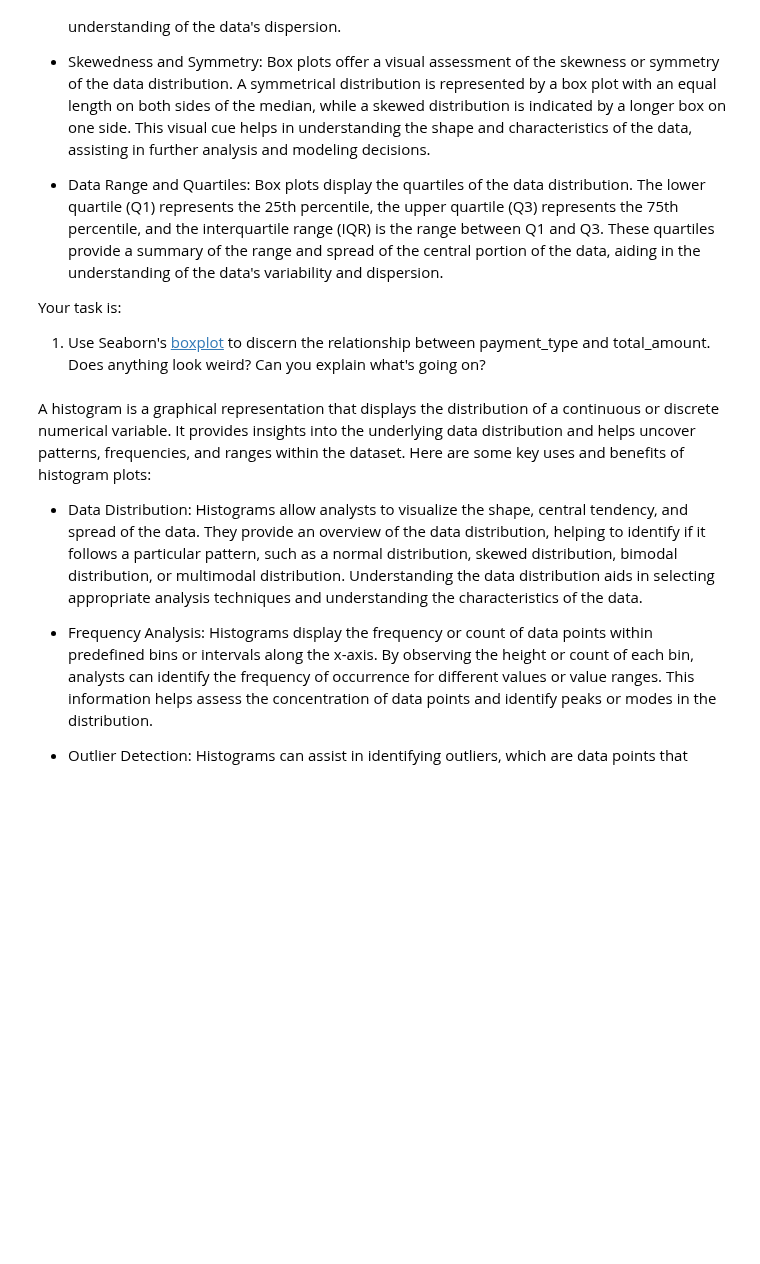
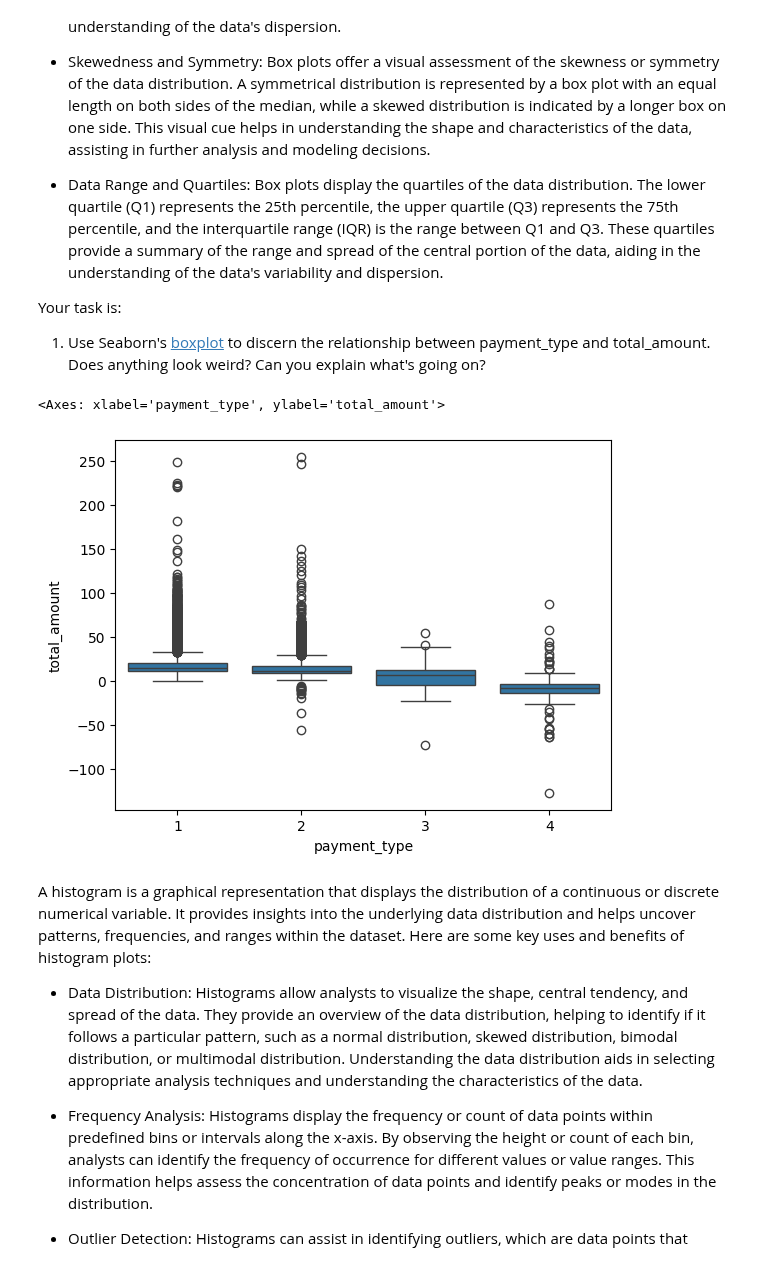
Before and after one commit to chrishalbert/guild-mle-projects, a Jupyter notebook: Student_MLE_MiniProject_EDA.ipynb, the cells around one changed output. Cells and saved outputs as stored; diff of their text form; code cells hidden in the pictures; blank space fills up the shorter version.

```diff
--- a/Student_MLE_MiniProject_EDA.ipynb
+++ b/Student_MLE_MiniProject_EDA.ipynb
@@ -241,3 +273,13 @@ Your task is:
+# %%
+# Create a box plot of total amount by payment type. Do you see anything odd?
+sns.boxplot(yellow_tripdata_df.sample(frac=1/100), x='payment_type', y='total_amount')
+
+# Weirdness: There are negative values for total_amounts, never for 1 which I'm assuming is cash.
+# 2 seems to have mostly positive amounts, while 3 has a fair amount. 4 seems to show that the
+# average total_amount is 0.
+# %% [output]
+<Axes: xlabel='payment_type', ylabel='total_amount'>
+[figure, added]
 # %% [markdown]
 A histogram is a graphical representation that displays the distribution of a continuous or discrete numerical variable. It provides insights into the underlying data distribution and helps uncover patterns, frequencies, and ranges within the dataset. Here are some key uses and benefits of histogram plots:
 
```
Also changed, not shown: parts of 5 cells of this notebook.
